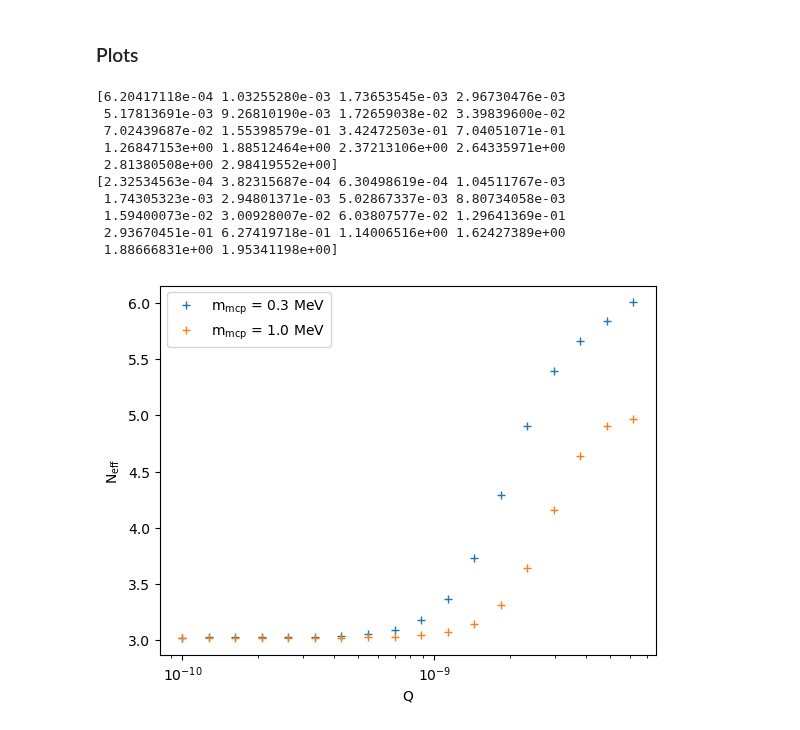
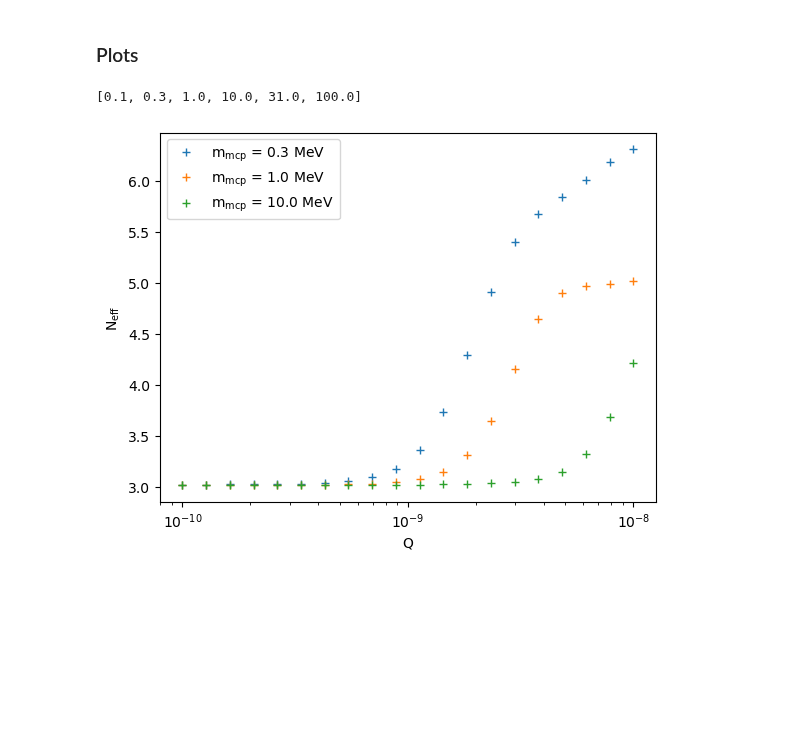
Before and after one commit to Duncan-Adams/mcp_boltzmann, a Jupyter notebook: notebooks/Neff_results.ipynb, the cells around one changed output. Saved outputs shown, nothing was run; the diff lists cells and outputs as text; code cells hidden in the pictures; blank space fills up the shorter version.

```diff
--- a/notebooks/Neff_results.ipynb
+++ b/notebooks/Neff_results.ipynb
@@ -82,34 +82,28 @@ for um in unique_masses:
         fill_value=(Delta_N_eff_dso_um[sort_order][0], Delta_N_eff_dso_um[sort_order][-1])
     )
 
-    print(Delta_N_eff_dso_um[sort_order])
-
     N_eff_results_dict = N_eff_results_dict | {um:   result_um}
     Delta_N_eff_interp_dict = Delta_N_eff_interp_dict | {um: dne_I}
-# %% [output]
-[6.20417118e-04 1.03255280e-03 1.73653545e-03 2.96730476e-03
- 5.17813691e-03 9.26810190e-03 1.72659038e-02 3.39839600e-02
- 7.02439687e-02 1.55398579e-01 3.42472503e-01 7.04051071e-01
- 1.26847153e+00 1.88512464e+00 2.37213106e+00 2.64335971e+00
- 2.81380508e+00 2.98419552e+00]
-[2.32534563e-04 3.82315687e-04 6.30498619e-04 1.04511767e-03
- 1.74305323e-03 2.94801371e-03 5.02867337e-03 8.80734058e-03
- 1.59400073e-02 3.00928007e-02 6.03807577e-02 1.29641369e-01
- 2.93670451e-01 6.27419718e-01 1.14006516e+00 1.62427389e+00
- 1.88666831e+00 1.95341198e+00]
+# %%
+list(N_eff_results_dict.keys())
+# %% [output]
+[0.1, 0.3, 1.0, 10.0, 31.0, 100.0]
 # %%
 plt.plot(N_eff_results_dict[0.3][0], N_eff_results_dict[0.3][1], linestyle='none', marker='+', label=r'm$_{\rm mcp}$ = 0.3 MeV')
 
 plt.plot(N_eff_results_dict[1.0][0], N_eff_results_dict[1.0][1], linestyle='none', marker='+', label=r'm$_{\rm mcp}$ = 1.0 MeV')
+
+plt.plot(N_eff_results_dict[10.0][0], N_eff_results_dict[10.0][1], linestyle='none', marker='+', label=r'm$_{\rm mcp}$ = 10.0 MeV')
+
 
 plt.xscale('log')
 
 plt.xlabel('Q')
 plt.ylabel(r'N$_{\rm eff}$')
 plt.legend()
 plt.show()
 # %% [output]
-[figure, old version]
+[figure, new version]
 # %%
 def get_DNeff_constraint_RHS(delta_neff_Interp, constraint):
     return lambda Q: delta_neff_Interp(Q) - constraint
```
Also changed, not shown: parts of 8 cells of this notebook, 8 other files.
